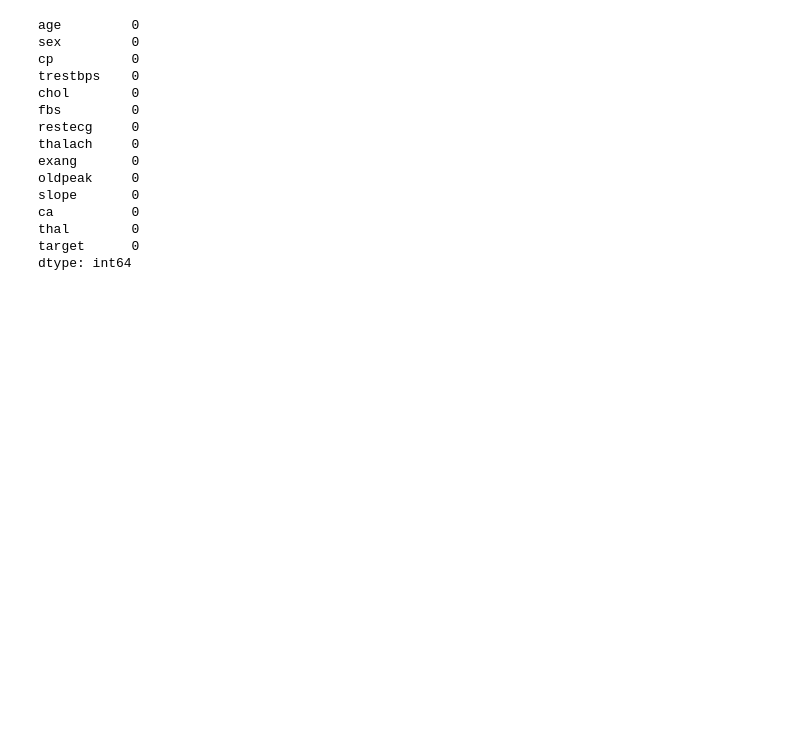
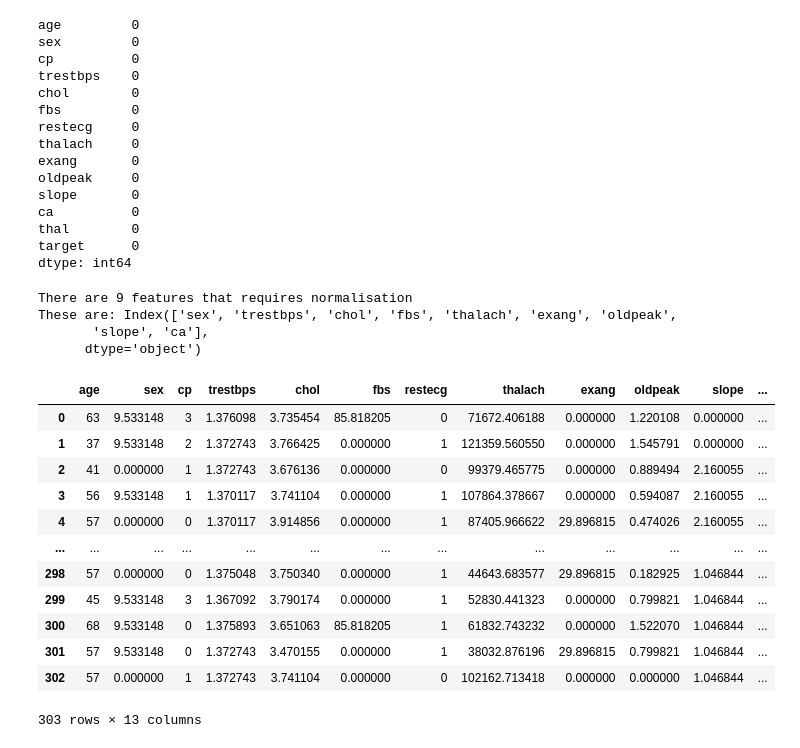
Before and after one commit to gitMiodek/Heart-disease-project, a Jupyter notebook: Heart-disease-project.ipynb, the cells around one changed output. Cells and saved outputs as stored; diff of their text form; code cells hidden in the pictures; blank space fills up the shorter version.

```diff
--- a/Heart-disease-project.ipynb
+++ b/Heart-disease-project.ipynb
@@ -124,0 +129,34 @@ dtype: int64
+# %%
+#data normalization
+#check which features need to be normalized
+train = data.copy()
+y = train['target']
+train.drop('target',axis = 1,inplace = True)
+skew_feat = train.apply(lambda x: skew(x))
+skew_feat.sort_values(ascending = False)
+high_skewness = skew_feat[abs(skew_feat) > 0.5]
+print('There are {} features that requires normalisation \nThese are: {}'.format(len(high_skewness),high_skewness.index))
+for i in high_skewness.index:
+    lambda_ = boxcox_normmax(train[i] + 1) #find out best lambda for box-cox transformation
+    train[i] = boxcox1p(train[i], lambda_)
+# %% [output]
+There are 9 features that requires normalisation
+These are: Index(['sex', 'trestbps', 'chol', 'fbs', 'thalach', 'exang', 'oldpeak',
+       'slope', 'ca'],
+      dtype='object')
+# %%
+train
+# %% [output]
+|  | age | sex | cp | trestbps | chol | fbs | restecg | thalach | exang | oldpeak | slope | ... |
+| 0 | 63 | 9.533148 | 3 | 1.376098 | 3.735454 | 85.818205 | 0 | 71672.406188 | 0.000000 | 1.220108 | 0.000000 | ... |
+| 1 | 37 | 9.533148 | 2 | 1.372743 | 3.766425 | 0.000000 | 1 | 121359.560550 | 0.000000 | 1.545791 | 0.000000 | ... |
+| 2 | 41 | 0.000000 | 1 | 1.372743 | 3.676136 | 0.000000 | 0 | 99379.465775 | 0.000000 | 0.889494 | 2.160055 | ... |
+| 3 | 56 | 9.533148 | 1 | 1.370117 | 3.741104 | 0.000000 | 1 | 107864.378667 | 0.000000 | 0.594087 | 2.160055 | ... |
+| 4 | 57 | 0.000000 | 0 | 1.370117 | 3.914856 | 0.000000 | 1 | 87405.966622 | 29.896815 | 0.474026 | 2.160055 | ... |
+| ... | ... | ... | ... | ... | ... | ... | ... | ... | ... | ... | ... | ... |
+| 298 | 57 | 0.000000 | 0 | 1.375048 | 3.750340 | 0.000000 | 1 | 44643.683577 | 29.896815 | 0.182925 | 1.046844 | ... |
+| 299 | 45 | 9.533148 | 3 | 1.367092 | 3.790174 | 0.000000 | 1 | 52830.441323 | 0.000000 | 0.799821 | 1.046844 | ... |
+| 300 | 68 | 9.533148 | 0 | 1.375893 | 3.651063 | 85.818205 | 1 | 61832.743232 | 0.000000 | 1.522070 | 1.046844 | ... |
+| 301 | 57 | 9.533148 | 0 | 1.372743 | 3.470155 | 0.000000 | 1 | 38032.876196 | 29.896815 | 0.799821 | 1.046844 | ... |
+| 302 | 57 | 0.000000 | 1 | 1.372743 | 3.741104 | 0.000000 | 0 | 102162.713418 | 0.000000 | 0.000000 | 1.046844 | ... |
+303 rows × 13 columns
```
Also changed, not shown: parts of 40 cells of this notebook.
